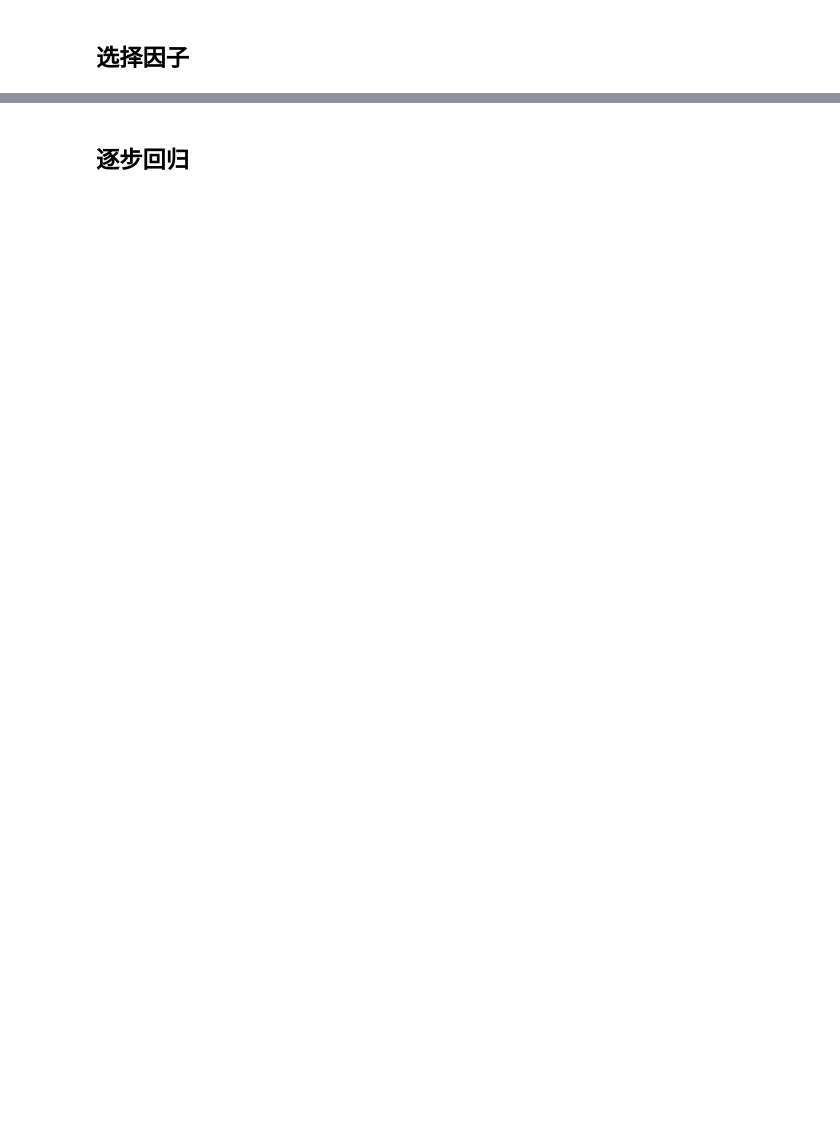
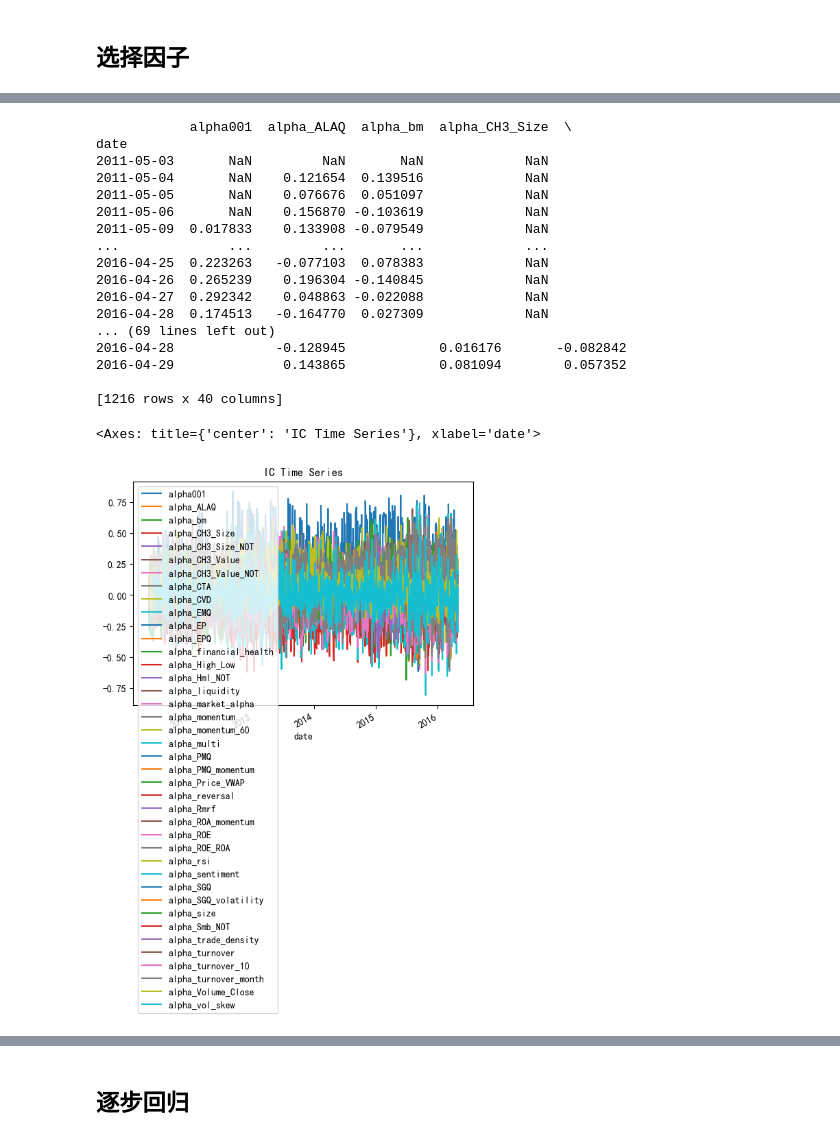
Before and after one commit to qiye3/Factors, a Jupyter notebook: regression.ipynb, the cells around one changed output, grey strips where cells are left out. Cells and saved outputs as stored; diff of their text form; code cells hidden in the pictures; blank space fills up the shorter version.

```diff
--- a/regression.ipynb
+++ b/regression.ipynb
@@ -415,0 +955,66 @@ DatetimeIndex(['2011-05-03', '2011-05-04', '2011-05-05', '2011-05-06',
+# %%
+import pandas as pd
+import numpy as np
+from scipy.stats import spearmanr
+
+# 提取因子名称
+factor_names = factors_df.columns.get_level_values(0).unique()
+
+# 创建一个空的 DataFrame 用于存储每个因子的 IC 值
+ic_results = pd.DataFrame(index=factors_df.index, columns=factor_names)
+
+# 批量计算
+for factor in tqdm(factor_names):
+    # 提取所有时间点该因子的值
+    factor_values = factors_df[factor]  # 所有股票对应的因子值
+    ic_values = []  # 存储 IC 结果
+
+    for date in factors_df.index:
+        # 提取该时间点的因子值和收益率
+        factor_data = factor_values.loc[date]
+        returns_data = returns.loc[date]
+
+        # 对齐数据并去除缺失值
+        aligned_data = pd.concat([factor_data, returns_data], axis=1, join="inner").dropna()
+        if aligned_data.empty:
+            ic_values.append(np.nan)
+        else:
+            # 计算 Spearman 相关系数
+            ic, _ = spearmanr(aligned_data.iloc[:, 0], aligned_data.iloc[:, 1])
+            ic_values.append(ic)
+
+    # 将结果存入 DataFrame
+    ic_results[factor] = ic_values
+
+# 查看 IC 结果
+print(ic_results)
+
+ic_results.to_csv('data/all_ic_results.csv')
+
+# 计算每个因子的平均 IC 值
+all_mean_ic = ic_results.mean()
+
+all_mean_ic.to_csv('data/all_mean_ic.csv')
+
+# 可视化 IC 时间序列
+ic_results.plot(title="IC Time Series")
+# %% [output]
+            alpha001  alpha_ALAQ  alpha_bm  alpha_CH3_Size  \
+date
+2011-05-03       NaN         NaN       NaN             NaN
+2011-05-04       NaN    0.121654  0.139516             NaN
+2011-05-05       NaN    0.076676  0.051097             NaN
+2011-05-06       NaN    0.156870 -0.103619             NaN
+2011-05-09  0.017833    0.133908 -0.079549             NaN
+...              ...         ...       ...             ...
+2016-04-25  0.223263   -0.077103  0.078383             NaN
+2016-04-26  0.265239    0.196304 -0.140845             NaN
+2016-04-27  0.292342    0.048863 -0.022088             NaN
+2016-04-28  0.174513   -0.164770  0.027309             NaN
+... (69 lines left out)
+2016-04-28             -0.128945            0.016176       -0.082842
+2016-04-29              0.143865            0.081094        0.057352
+
+[1216 rows x 40 columns]
+<Axes: title={'center': 'IC Time Series'}, xlabel='date'>
+[figure, added]
```
Also changed, not shown: parts of 41 cells of this notebook, 25 other files.
